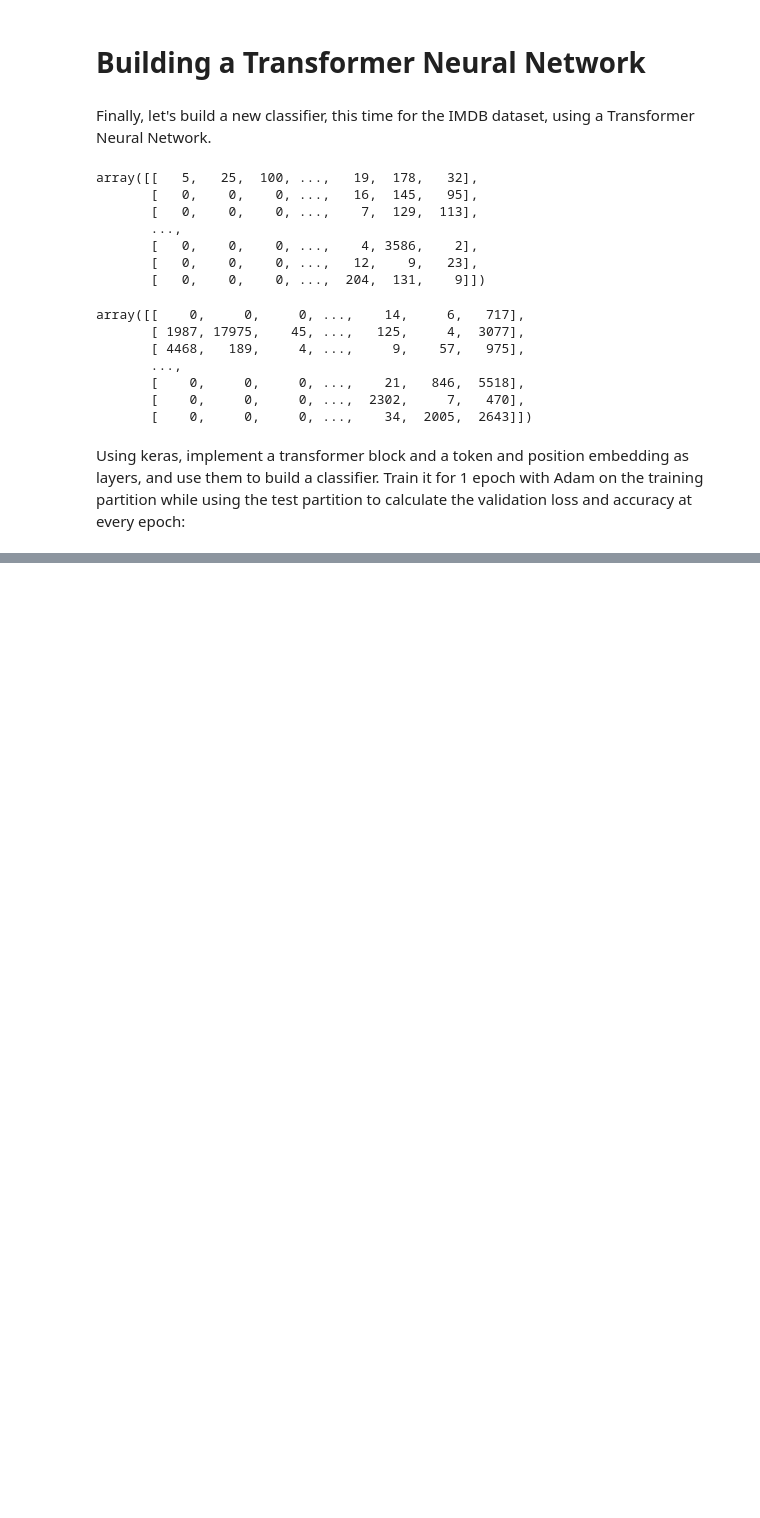
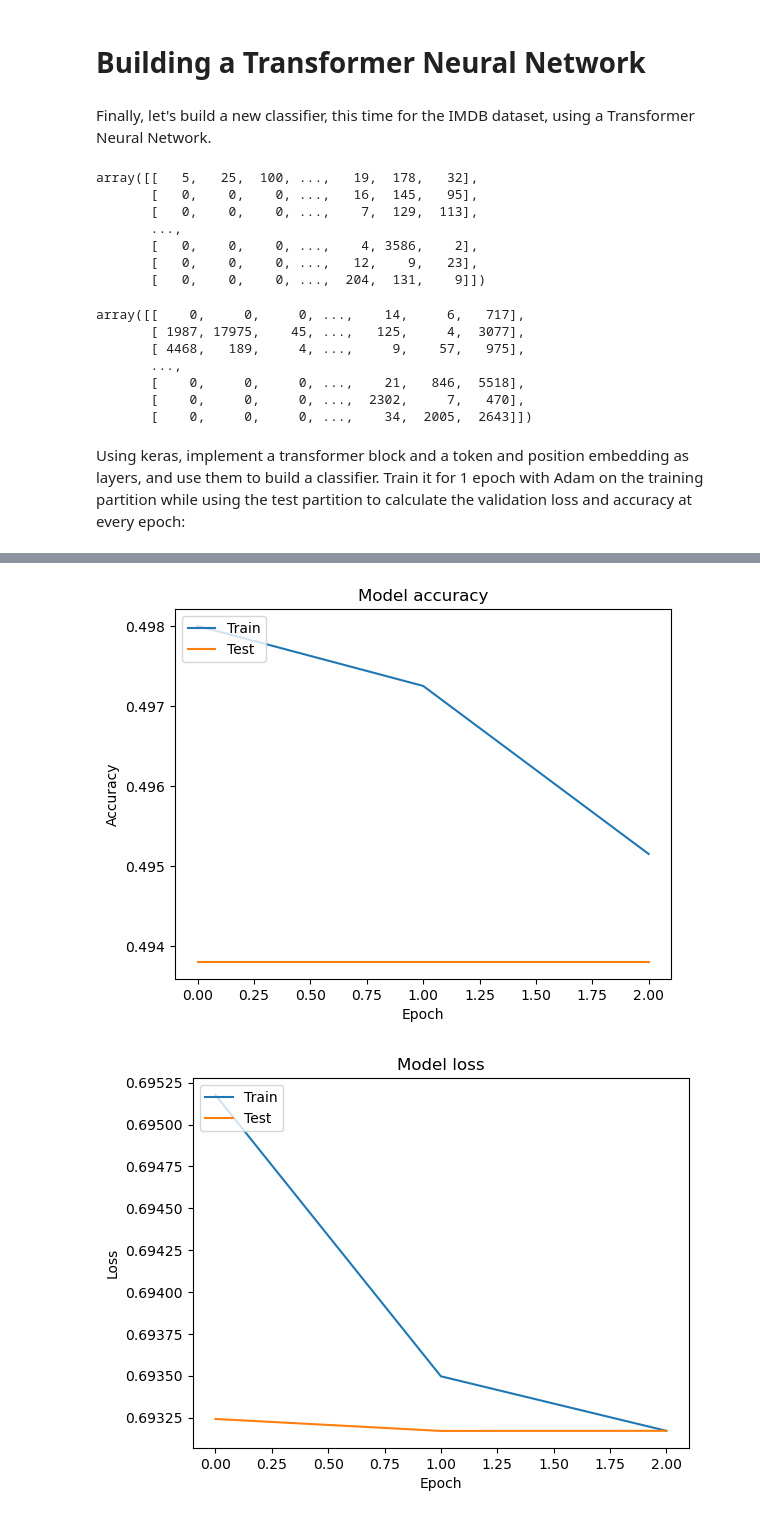
Before and after one commit to gtomaino58/Transformer_KERAS, a Jupyter notebook: NLP_assignment_GT_TodoyTransformer_keras.ipynb, the cells around one changed output, grey strips where cells are left out. Drawn from its saved outputs; the diff is of its cells as text; code cells hidden in the pictures; blank space fills up the shorter version.

```diff
--- a/NLP_assignment_GT_TodoyTransformer_keras.ipynb
+++ b/NLP_assignment_GT_TodoyTransformer_keras.ipynb
@@ -597,9 +622,7 @@ Using keras, implement a transformer block and a token and position embedding as
 # %%
 ### YOUR CODE HERE ###
 
-# Using keras, implement a transformer block and a token and position embedding as layers, and use them to build a classifier.
-# Train it for 1 epoch with Adam on the training partition while using the test partition to calculate the validation loss and accuracy at every epoch
-
+# Import necessary libraries
 from keras.layers import Input, Embedding, Dense, LayerNormalization, Dropout
 from keras.models import Model
 from keras.layers import MultiHeadAttention
@@ -625,19 +648,21 @@ from keras.layers import MaxPooling1D
 from keras.layers import GlobalMaxPooling1D
 from keras.layers import BatchNormalization
 
+# Define the Token and Position Embedding layer
 class TokenAndPositionEmbedding(Layer):
-    def __init__(self, maxlen, vocab_size, embed_dim):
-        super(TokenAndPositionEmbedding, self).__init__()
+    def __init__(self, maxlen, vocab_size, embed_dim, **kwargs):
+        super(TokenAndPositionEmbedding, self).__init__(**kwargs)
+        self.maxlen = maxlen
         self.token_emb = Embedding(input_dim=vocab_size, output_dim=embed_dim)
         self.pos_emb = Embedding(input_dim=maxlen, output_dim=embed_dim)
 
     def call(self, x):
-        maxlen = K.shape(x)[-1]
-        positions = tf.range(start=0, limit=maxlen, delta=1)
+        positions = tf.range(start=0, limit=self.maxlen, delta=1)
         positions = self.pos_emb(positions)
         x = self.token_emb(x)
         return x + positions
 
+# Define the Transformer Block layer
 class TransformerBlock(Layer):
     def __init__(self, embed_dim, num_heads, ff_dim, rate=0.1):
         super(TransformerBlock, self).__init__()
@@ -651,10 +676,57 @@ class TransformerBlock(Layer):
         self.dropout1 = Dropout(rate)
         self.dropout2 = Dropout(rate)
 
-    def call(self, inputs, training):
+    def call(self, inputs, training=None):
         attn_output = self.attention(inputs, inputs)
         attn_output = self.dropout1(attn_output, training=training)
         out1 = self.layernorm1(inputs + attn_output)
         ffn_output = self.ffn(out1)
         ffn_output = self.dropout2(ffn_output, training=training)
         return self.layernorm2(out1 + ffn_output)
+
+# Define the model
+embed_dim = 128
+num_heads = 4
+num_transformer_blocks = 4
+ff_dim = 128
+inputs = Input(shape=(maxlen,))
+embedding_layer = TokenAndPositionEmbedding(maxlen, vocab_size, embed_dim)
+x = embedding_layer(inputs)
+for _ in range(num_transformer_blocks):
+    x = TransformerBlock(embed_dim, num_heads, ff_dim)(x)
+x = GlobalAveragePooling1D()(x)
+x = Dropout(0.1)(x)
+x = Dense(20, activation="relu")(x)
+x = Dropout(0.1)(x)
+x = Dense(1, activation="sigmoid")(x)
+model = Model(inputs=inputs, outputs=x)
+model.compile("adam", "binary_crossentropy", metrics=["accuracy"])
+
+# Train the model
+history = model.fit(X_train, y_train, batch_size=32, epochs=3, validation_split=0.2)
+# Evaluate the model
+loss, accuracy = model.evaluate(X_test, y_test)
+print(f"Test Loss: {loss}")
+print(f"Test Accuracy: {accuracy}")
+
+# Plot training & validation accuracy values
+import matplotlib.pyplot as plt
+plt.plot(history.history['accuracy'])
+plt.plot(history.history['val_accuracy'])
+plt.title('Model accuracy')
+plt.ylabel('Accuracy')
+plt.xlabel('Epoch')
+plt.legend(['Train', 'Test'], loc='upper left')
+plt.show()
+
+# Plot training & validation loss values
+plt.plot(history.history['loss'])
+plt.plot(history.history['val_loss'])
+plt.title('Model loss')
+plt.ylabel('Loss')
+plt.xlabel('Epoch')
+plt.legend(['Train', 'Test'], loc='upper left')
+plt.show()
+
+### ^^^^^^^^^^^^^^ ###
+# %% [output]
@@ -660,0 +744,2 @@ class TransformerBlock(Layer):
+[figure, added]
+[figure, added]
```
Also changed, not shown: parts of 12 cells of this notebook, 2 other files.
